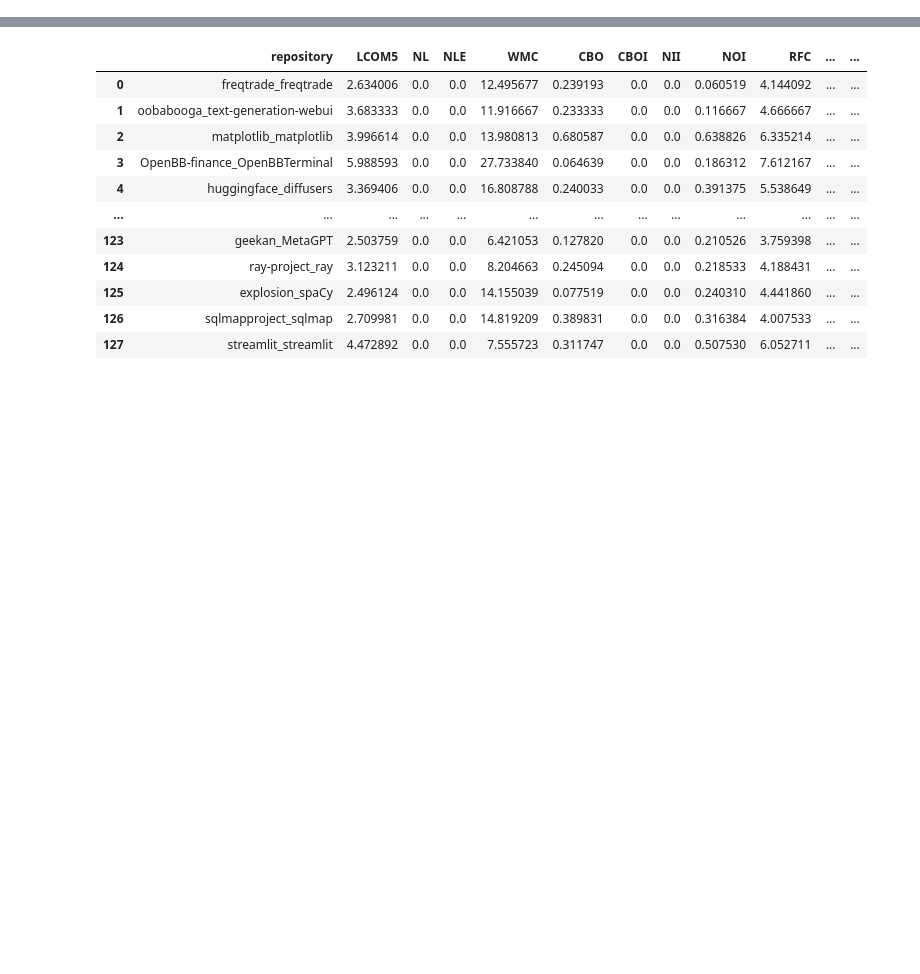
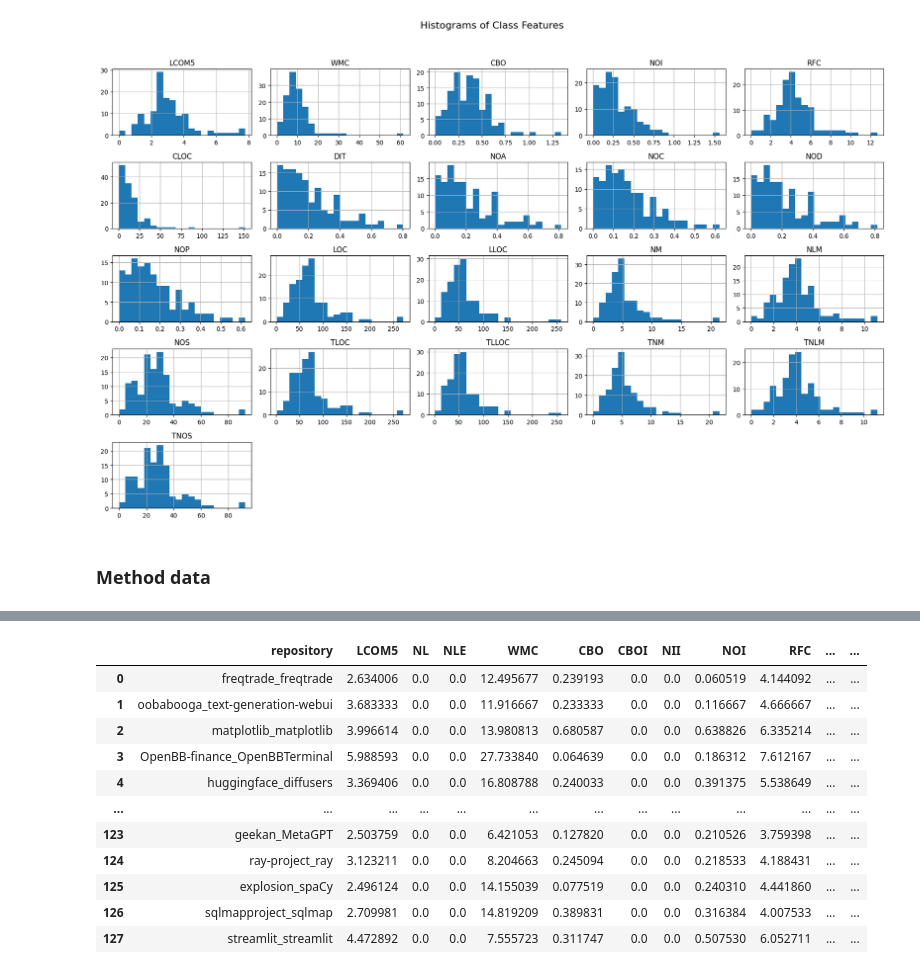
Before and after one commit to simply-pleb/software-metrics-selection, a Jupyter notebook: notebooks/prepare-data.ipynb, the cells around one changed output, grey strips where cells are left out. Drawn from its saved outputs; the diff is of its cells as text; code cells hidden in the pictures; blank space fills up the shorter version.

```diff
--- a/notebooks/prepare-data.ipynb
+++ b/notebooks/prepare-data.ipynb
@@ -2,3 +2,18 @@
 import pandas as pd
 import matplotlib.pyplot as plt
 import seaborn as sns
+# %%
+def remove_columns(df, threshold=0.9):
+
+    # Calculate the proportion of non-zero values for each column
+    non_zero_ratio = (df != 0).mean()
+
+    # Step 2: Filter out columns that have a non-zero ratio below the threshold
+    columns_to_keep = non_zero_ratio[non_zero_ratio > threshold].index
+    df_all_filtered = df[columns_to_keep]
+
+    # Display the updated lists and the filtered DataFrame
+    print("Original DataFrame Shape:", df.shape)
+    print("Filtered DataFrame Shape:", df_all_filtered.shape)
+
+    return df_all_filtered
@@ -4,0 +60,6 @@ import seaborn as sns
+# %%
+plot_histogram(df_class_filtered, "Histograms of Class Features")
+# %% [output]
+[figure, added]
+# %% [markdown]
+### Method data
```
Also changed, not shown: parts of 19 cells of this notebook, 32 other files.
